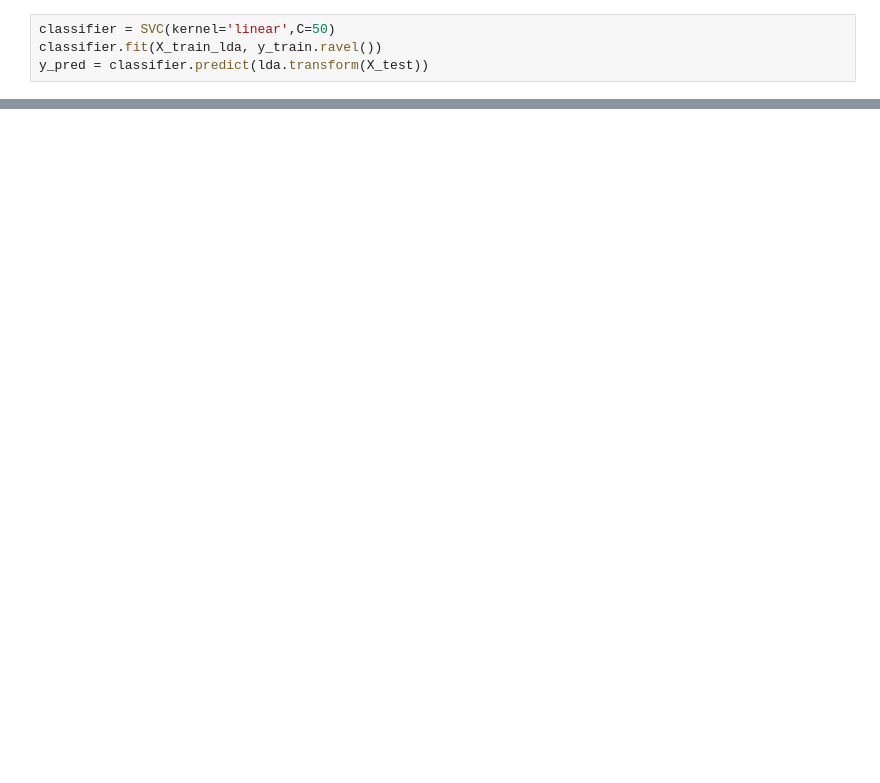
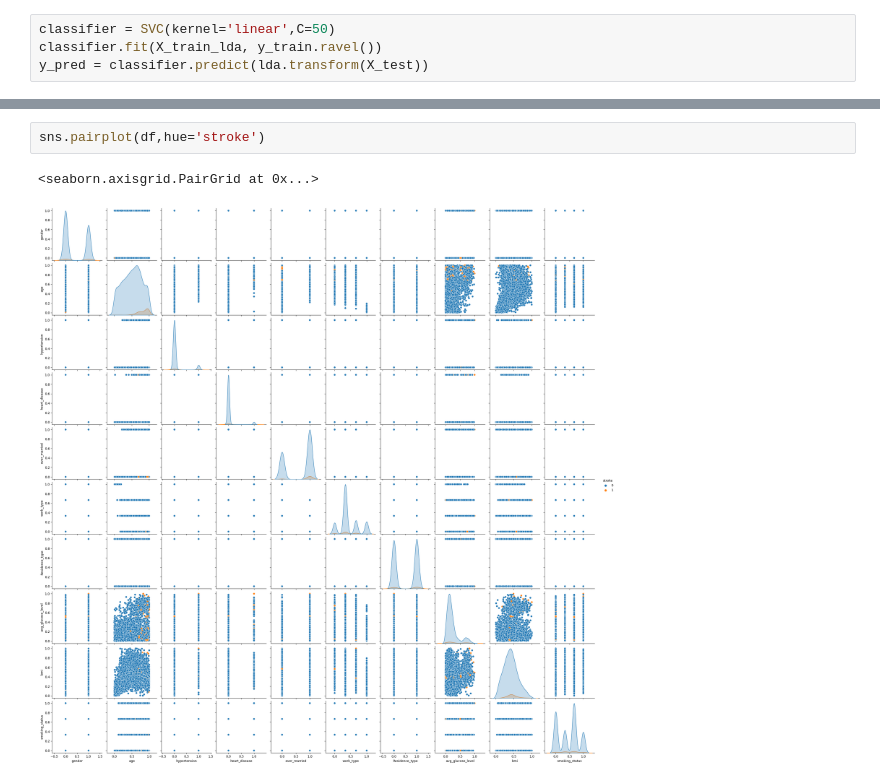
Before and after one commit to prakharguptaujjain/Brain-Stroke-Prediction, a Jupyter notebook: Brain_Stroke_Prediction.ipynb, the cells around one changed output, grey strips where cells are left out. Drawn from its saved outputs; the diff is of its cells as text; blank space fills up the shorter version.

```diff
--- a/Brain_Stroke_Prediction.ipynb
+++ b/Brain_Stroke_Prediction.ipynb
@@ -717,0 +699,5 @@ array([[1036,  385],
+# %%
+sns.pairplot(df,hue='stroke')
+# %% [output]
+<seaborn.axisgrid.PairGrid at 0x...>
+[figure, added]
```
Also changed, not shown: parts of 37 cells of this notebook, 2 other files.
